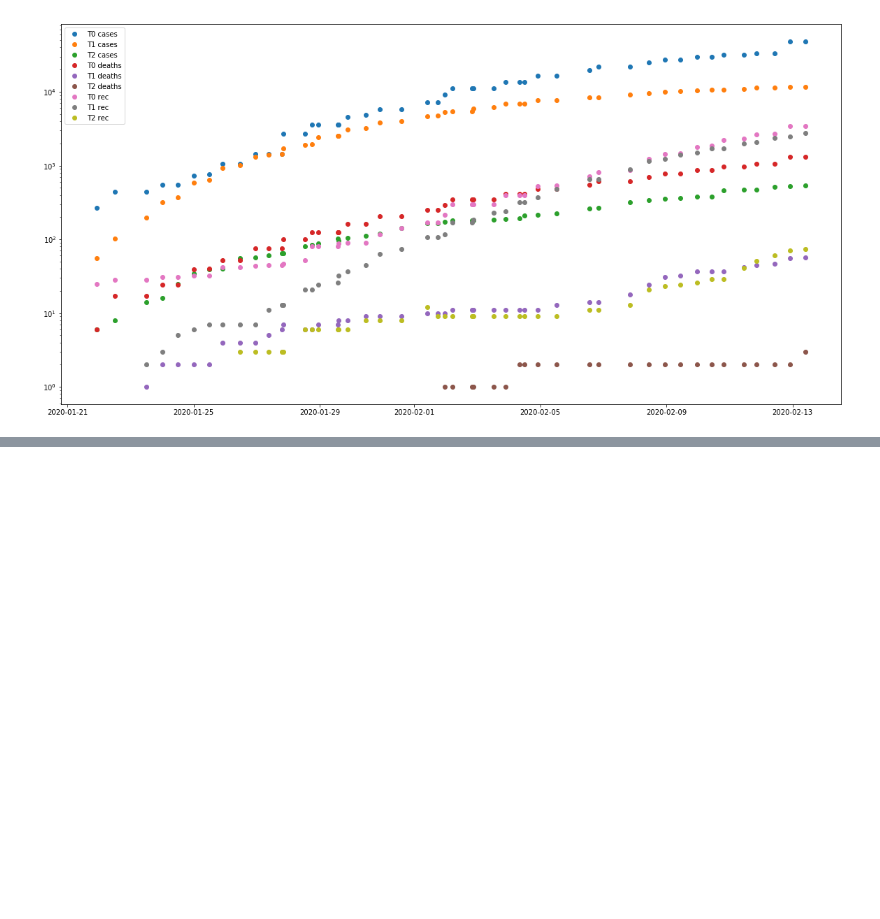
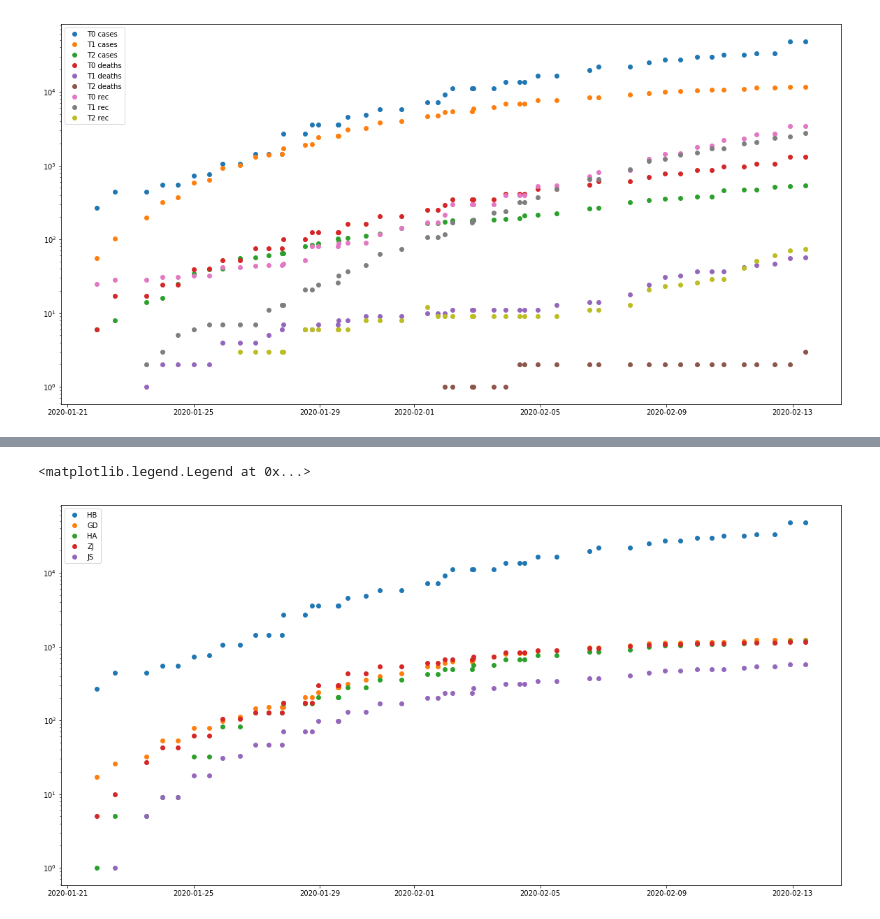
Before and after one commit to grep0/COVID-19, a Jupyter notebook: src/Analysis.ipynb, the cells around one changed output, grey strips where cells are left out. Cells and saved outputs as stored; diff of their text form; code cells hidden in the pictures; blank space fills up the shorter version.

```diff
--- a/src/Analysis.ipynb
+++ b/src/Analysis.ipynb
@@ -104,0 +117,30 @@ plt.legend(["T0 d/r", "T1 d/r", "T2 d/r"])
+# %%
+def extract_region(region, country):
+    times, values = [], []
+    for t,table in raw_data:
+        for line in table:
+            if line[0]==region and line[1]==country:
+                times.append(t)
+                values.append([zeroifempty(x) for x in line[3:6]])
+                break
+    times = np.array(times, dtype=np.datetime64)
+    values = np.array(values)
+    return times,values
+# %%
+HB=extract_region('Hubei', 'Mainland China')
+GD=extract_region('Guangdong', 'Mainland China')
+HA=extract_region('Henan', 'Mainland China')
+ZJ=extract_region('Zhejiang', 'Mainland China')
+JS=extract_region('Jiangsu', 'Mainland China')
+# %%
+plt.figure(figsize=(20,10))
+plt.plot_date(HB[0], HB[1][:, 0])
+plt.plot_date(GD[0], GD[1][:, 0])
+plt.plot_date(HA[0], HA[1][:, 0])
+plt.plot_date(ZJ[0], ZJ[1][:, 0])
+plt.plot_date(JS[0], JS[1][:, 0])
+plt.yscale("log")
+plt.legend(["HB", "GD","HA", "ZJ", "JS"])
+# %% [output]
+<matplotlib.legend.Legend at 0x...>
+[figure, added]
```
Also changed, not shown: parts of 7 cells of this notebook.
